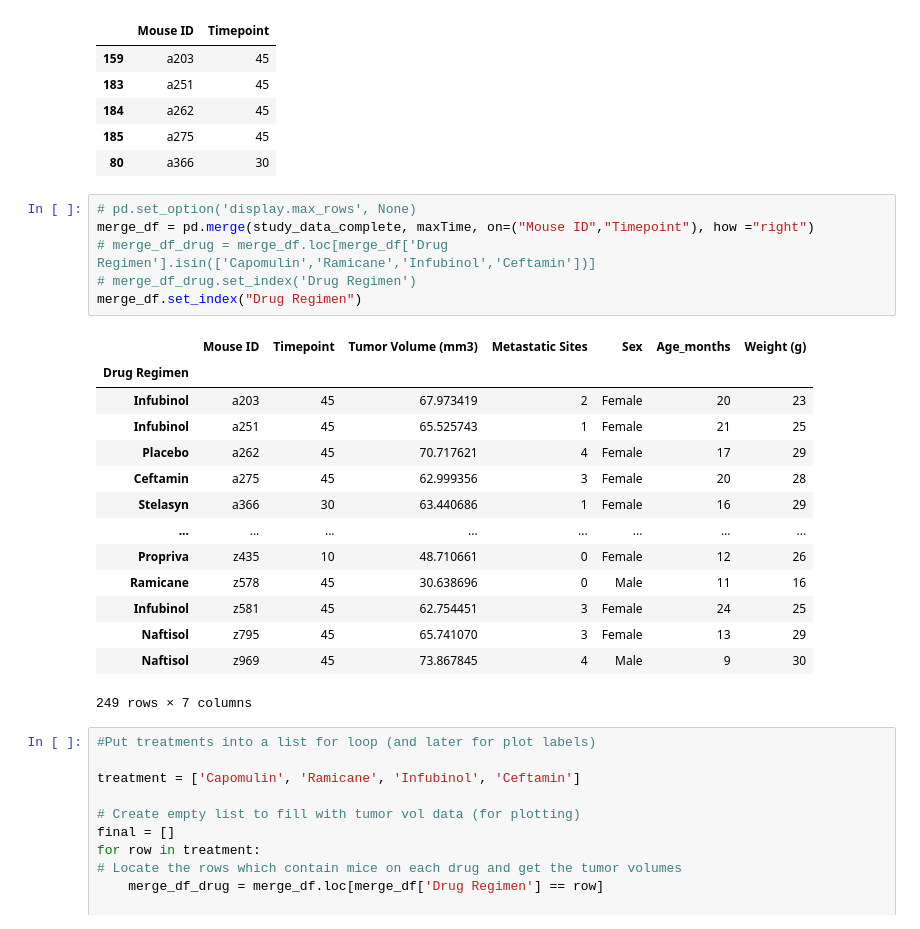
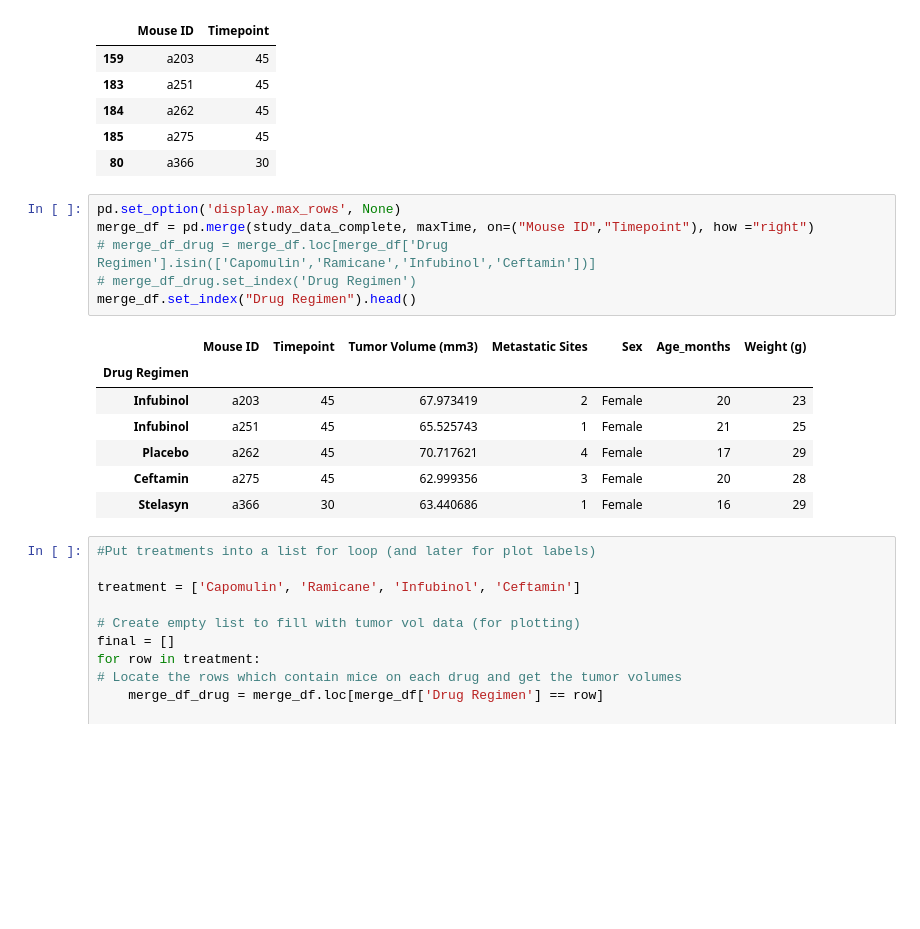
Before and after one commit to Kinjalmaru/Matplotlib-Chalenge, a Jupyter notebook: pymaceuticals_starter.ipynb, the cells around one changed output. Drawn from its saved outputs; the diff is of its cells as text; blank space fills up the shorter version.

```diff
--- a/pymaceuticals_starter.ipynb
+++ b/pymaceuticals_starter.ipynb
@@ -256,26 +256,19 @@ maxTime.head()
 | 185 | a275 | 45 |
 | 80 | a366 | 30 |
 # %%
-# pd.set_option('display.max_rows', None)
+pd.set_option('display.max_rows', None)
 merge_df = pd.merge(study_data_complete, maxTime, on=("Mouse ID","Timepoint"), how ="right")
 # merge_df_drug = merge_df.loc[merge_df['Drug Regimen'].isin(['Capomulin','Ramicane','Infubinol','Ceftamin'])]
 # merge_df_drug.set_index('Drug Regimen')
-merge_df.set_index("Drug Regimen")
+merge_df.set_index("Drug Regimen").head()
 # %% [output]
 |  | Mouse ID | Timepoint | Tumor Volume (mm3) | Metastatic Sites | Sex | Age_months | Weight (g) |
 | Drug Regimen |  |  |  |  |  |  |  |
 | Infubinol | a203 | 45 | 67.973419 | 2 | Female | 20 | 23 |
 | Infubinol | a251 | 45 | 65.525743 | 1 | Female | 21 | 25 |
 | Placebo | a262 | 45 | 70.717621 | 4 | Female | 17 | 29 |
 | Ceftamin | a275 | 45 | 62.999356 | 3 | Female | 20 | 28 |
 | Stelasyn | a366 | 30 | 63.440686 | 1 | Female | 16 | 29 |
-| ... | ... | ... | ... | ... | ... | ... | ... |
-| Propriva | z435 | 10 | 48.710661 | 0 | Female | 12 | 26 |
-| Ramicane | z578 | 45 | 30.638696 | 0 | Male | 11 | 16 |
-| Infubinol | z581 | 45 | 62.754451 | 3 | Female | 24 | 25 |
-| Naftisol | z795 | 45 | 65.741070 | 3 | Female | 13 | 29 |
-| Naftisol | z969 | 45 | 73.867845 | 4 | Male | 9 | 30 |
-249 rows × 7 columns
 # %%
 #Put treatments into a list for loop (and later for plot labels)
 
```
Also changed, not shown: parts of 5 cells of this notebook.
